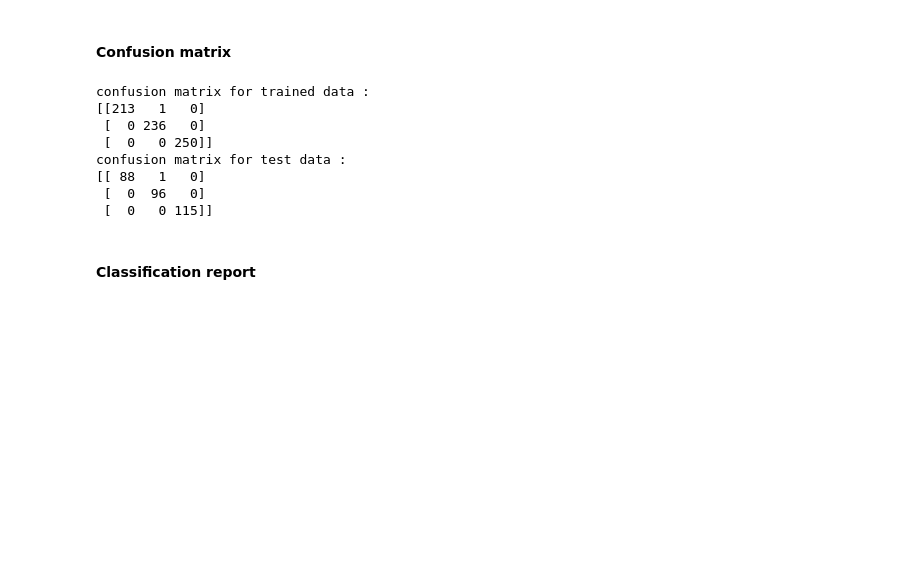
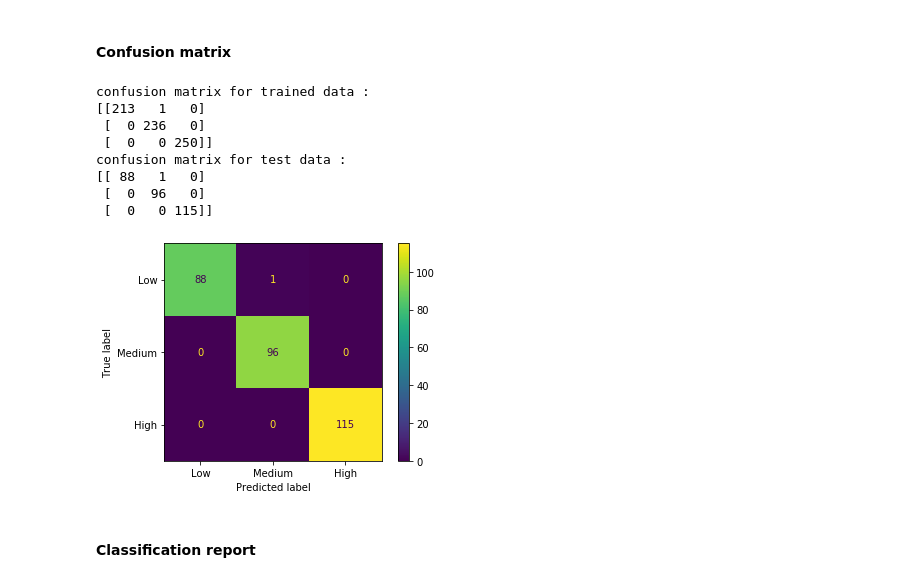
Before and after one commit to Mohimenol-Islam-Munna/Lung-Cancer-Prediction-Using-Machine-Learning-Algorithms, a Jupyter notebook: ML_Models/ k-nearest_neighbors_classifier.ipynb, the cells around one changed output. Cells and saved outputs as stored; diff of their text form; code cells hidden in the pictures; blank space fills up the shorter version.

```diff
--- a/ML_Models/ k-nearest_neighbors_classifier.ipynb
+++ b/ML_Models/ k-nearest_neighbors_classifier.ipynb
@@ -103,18 +107,25 @@ LOO_cv_score.mean()*100
 # %%
 print("confusion matrix for trained data :")
 print(metrics.confusion_matrix(dpp.P_train, knn_model_prediction_from_trained_data))
 
 print("confusion matrix for test data :")
-print(metrics.confusion_matrix(dpp.P_test, knn_model_prediction_from_test_data))
+cm = metrics.confusion_matrix(dpp.P_test, knn_model_prediction_from_test_data)
+
+print(cm)
+
+cmd = metrics.ConfusionMatrixDisplay(confusion_matrix=cm, display_labels=["Low","Medium","High"])
+cmd.plot()
+plt.show()
 # %% [output]
 confusion matrix for trained data :
 [[213   1   0]
  [  0 236   0]
  [  0   0 250]]
 confusion matrix for test data :
 [[ 88   1   0]
  [  0  96   0]
  [  0   0 115]]
+[figure, added]
 # %% [markdown]
 #### Classification report
 # %%
```
Also changed, not shown: parts of 22 cells of this notebook, 30 other files.
